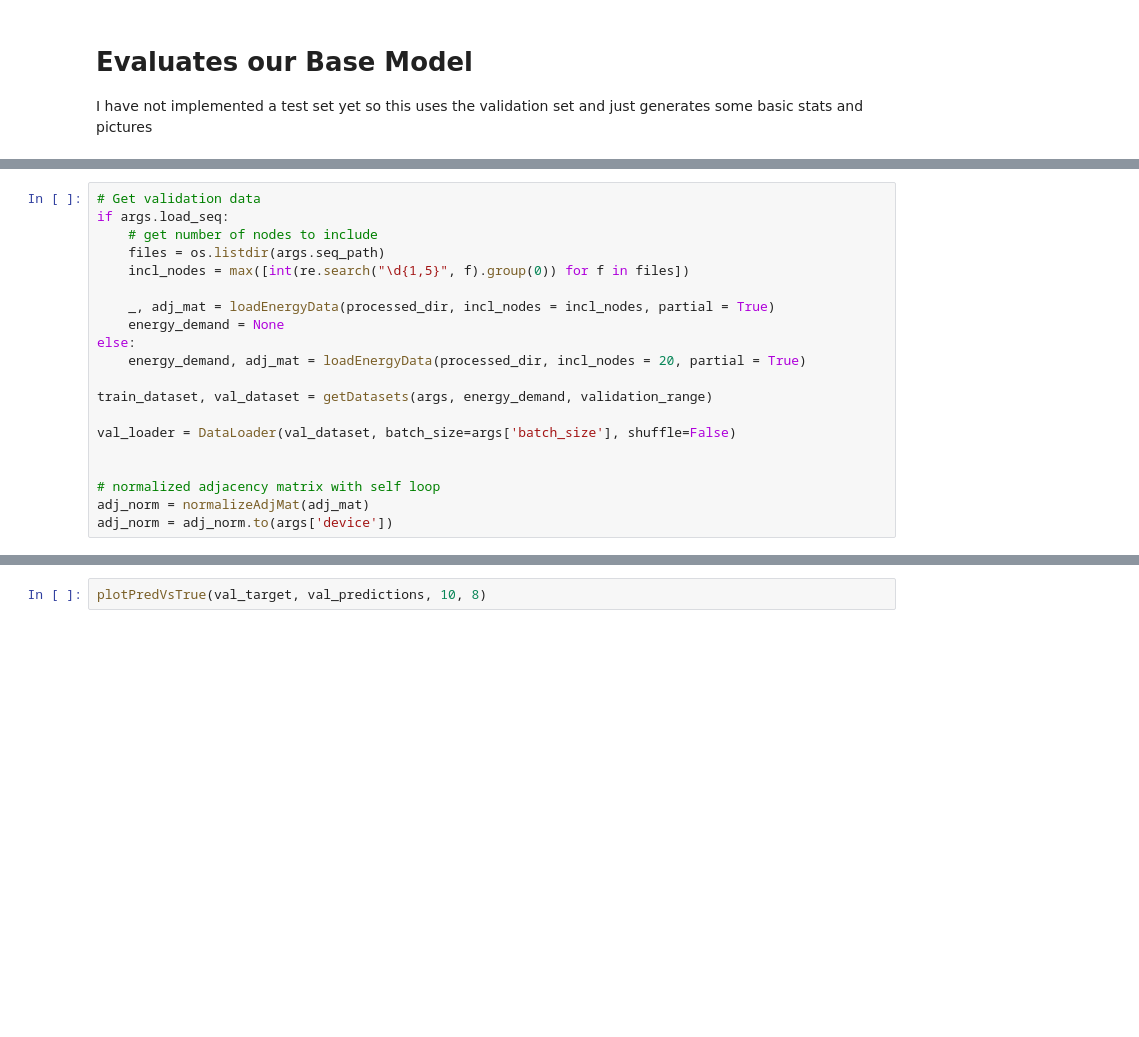
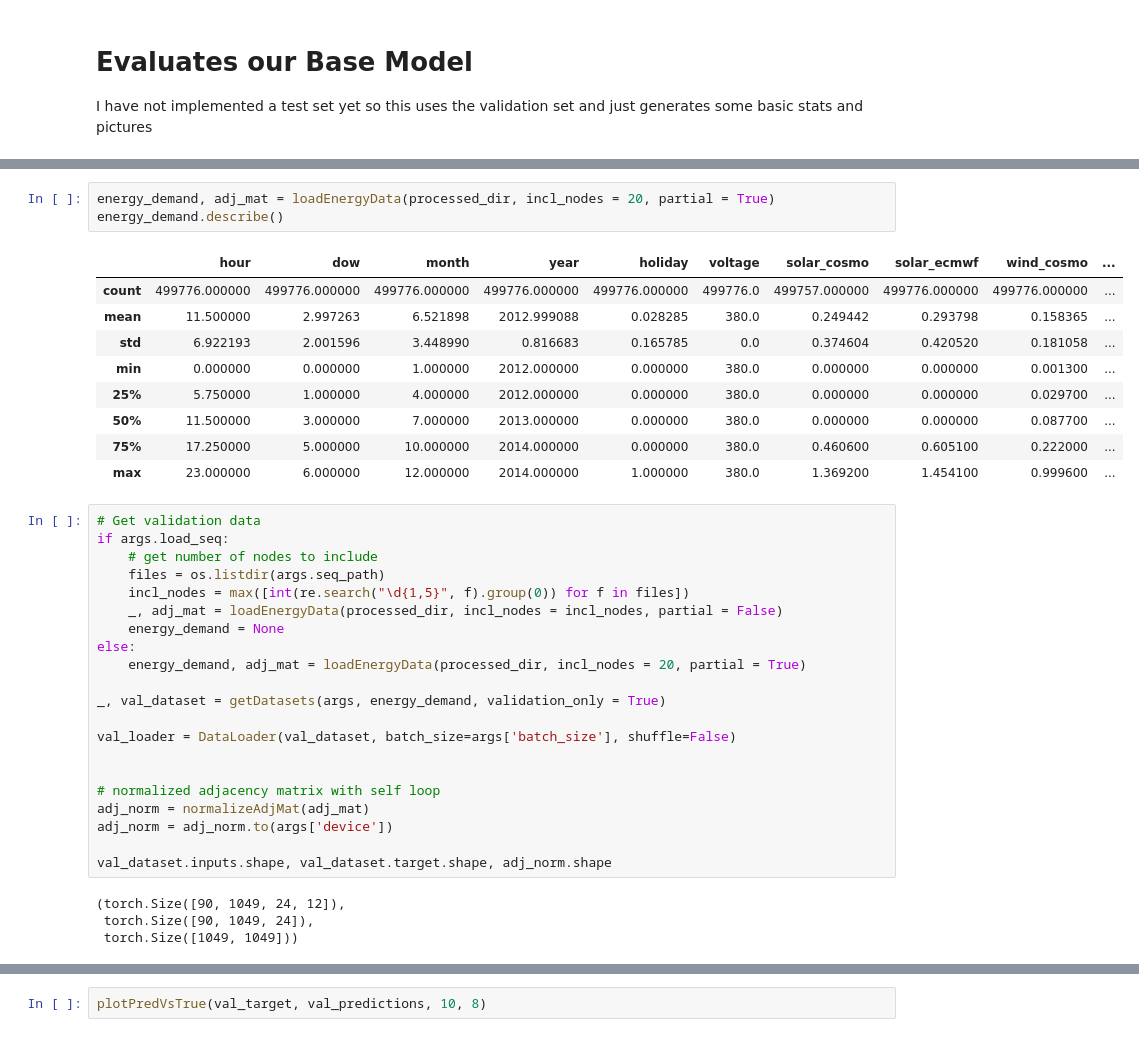
Before and after one commit to austnbell/energyDemand, a Jupyter notebook: evaluation/baseEvaluate.ipynb, the cells around one changed output, grey strips where cells are left out. Saved outputs shown, nothing was run; the diff lists cells and outputs as text; blank space fills up the shorter version.

```diff
--- a/evaluation/baseEvaluate.ipynb
+++ b/evaluation/baseEvaluate.ipynb
@@ -52,16 +50,28 @@ mse_criterion = nn.MSELoss()
+# %%
+energy_demand, adj_mat = loadEnergyData(processed_dir, incl_nodes = 20, partial = True)
+energy_demand.describe()
+# %% [output]
+|  | hour | dow | month | year | holiday | voltage | solar_cosmo | solar_ecmwf | wind_cosmo | ... |
+| count | 499776.000000 | 499776.000000 | 499776.000000 | 499776.000000 | 499776.000000 | 499776.0 | 499757.000000 | 499776.000000 | 499776.000000 | ... |
+| mean | 11.500000 | 2.997263 | 6.521898 | 2012.999088 | 0.028285 | 380.0 | 0.249442 | 0.293798 | 0.158365 | ... |
+| std | 6.922193 | 2.001596 | 3.448990 | 0.816683 | 0.165785 | 0.0 | 0.374604 | 0.420520 | 0.181058 | ... |
+| min | 0.000000 | 0.000000 | 1.000000 | 2012.000000 | 0.000000 | 380.0 | 0.000000 | 0.000000 | 0.001300 | ... |
+| 25% | 5.750000 | 1.000000 | 4.000000 | 2012.000000 | 0.000000 | 380.0 | 0.000000 | 0.000000 | 0.029700 | ... |
+| 50% | 11.500000 | 3.000000 | 7.000000 | 2013.000000 | 0.000000 | 380.0 | 0.000000 | 0.000000 | 0.087700 | ... |
+| 75% | 17.250000 | 5.000000 | 10.000000 | 2014.000000 | 0.000000 | 380.0 | 0.460600 | 0.605100 | 0.222000 | ... |
+| max | 23.000000 | 6.000000 | 12.000000 | 2014.000000 | 1.000000 | 380.0 | 1.369200 | 1.454100 | 0.999600 | ... |
 # %%
 # Get validation data
 if args.load_seq:
     # get number of nodes to include
     files = os.listdir(args.seq_path)
     incl_nodes = max([int(re.search("\d{1,5}", f).group(0)) for f in files])
-
-    _, adj_mat = loadEnergyData(processed_dir, incl_nodes = incl_nodes, partial = True)
+    _, adj_mat = loadEnergyData(processed_dir, incl_nodes = incl_nodes, partial = False)
     energy_demand = None
 else:
     energy_demand, adj_mat = loadEnergyData(processed_dir, incl_nodes = 20, partial = True)
 
-train_dataset, val_dataset = getDatasets(args, energy_demand, validation_range)
+_, val_dataset = getDatasets(args, energy_demand, validation_only = True)
 
 val_loader = DataLoader(val_dataset, batch_size=args['batch_size'], shuffle=False)
 
@@ -69,6 +79,12 @@ val_loader = DataLoader(val_dataset, batch_size=args['batch_size'], shuffle=Fals
 # normalized adjacency matrix with self loop
 adj_norm = normalizeAdjMat(adj_mat)
 adj_norm = adj_norm.to(args['device'])
+
+val_dataset.inputs.shape, val_dataset.target.shape, adj_norm.shape
+# %% [output]
+(torch.Size([90, 1049, 24, 12]),
+ torch.Size([90, 1049, 24]),
+ torch.Size([1049, 1049]))
 # %%
 # Model init
 num_nodes = val_dataset.target.shape[1]
```
Also changed, not shown: parts of 12 cells of this notebook, 9 other files.
